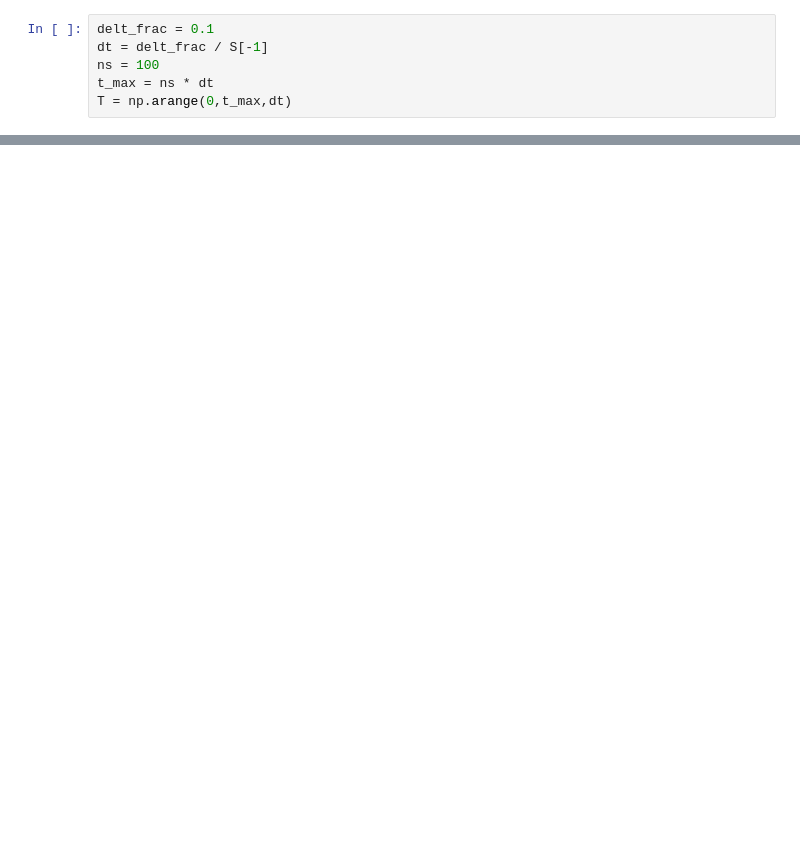
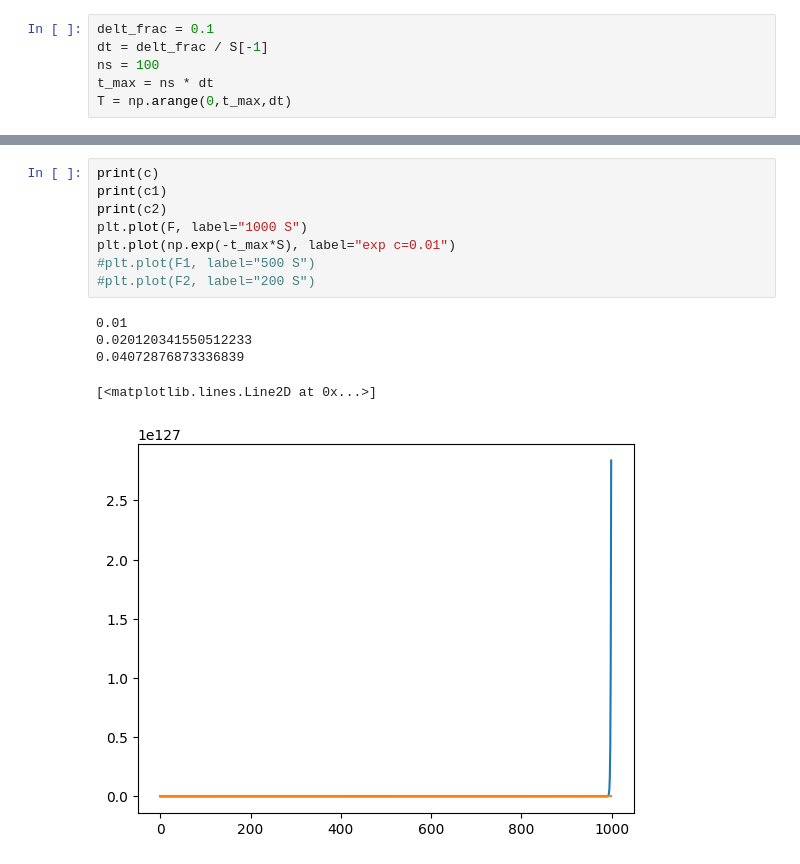
Before and after one commit to advil4rent/frasier, a Jupyter notebook: PDE.ipynb, the cells around one changed output, grey strips where cells are left out. Saved outputs shown, nothing was run; the diff lists cells and outputs as text; blank space fills up the shorter version.

```diff
--- a/PDE.ipynb
+++ b/PDE.ipynb
@@ -71,0 +105,14 @@ array([1.        , 0.99999511, 0.99999017, 0.99998518, 0.99998014])
+# %%
+print(c)
+print(c1)
+print(c2)
+plt.plot(F, label="1000 S")
+plt.plot(np.exp(-t_max*S), label="exp c=0.01")
+#plt.plot(F1, label="500 S")
+#plt.plot(F2, label="200 S")
+# %% [output]
+0.01
+0.020120341550512233
+0.04072876873336839
+[<matplotlib.lines.Line2D at 0x...>]
+[figure, added]
```
Also changed, not shown: parts of 15 cells of this notebook, 3 other files.
